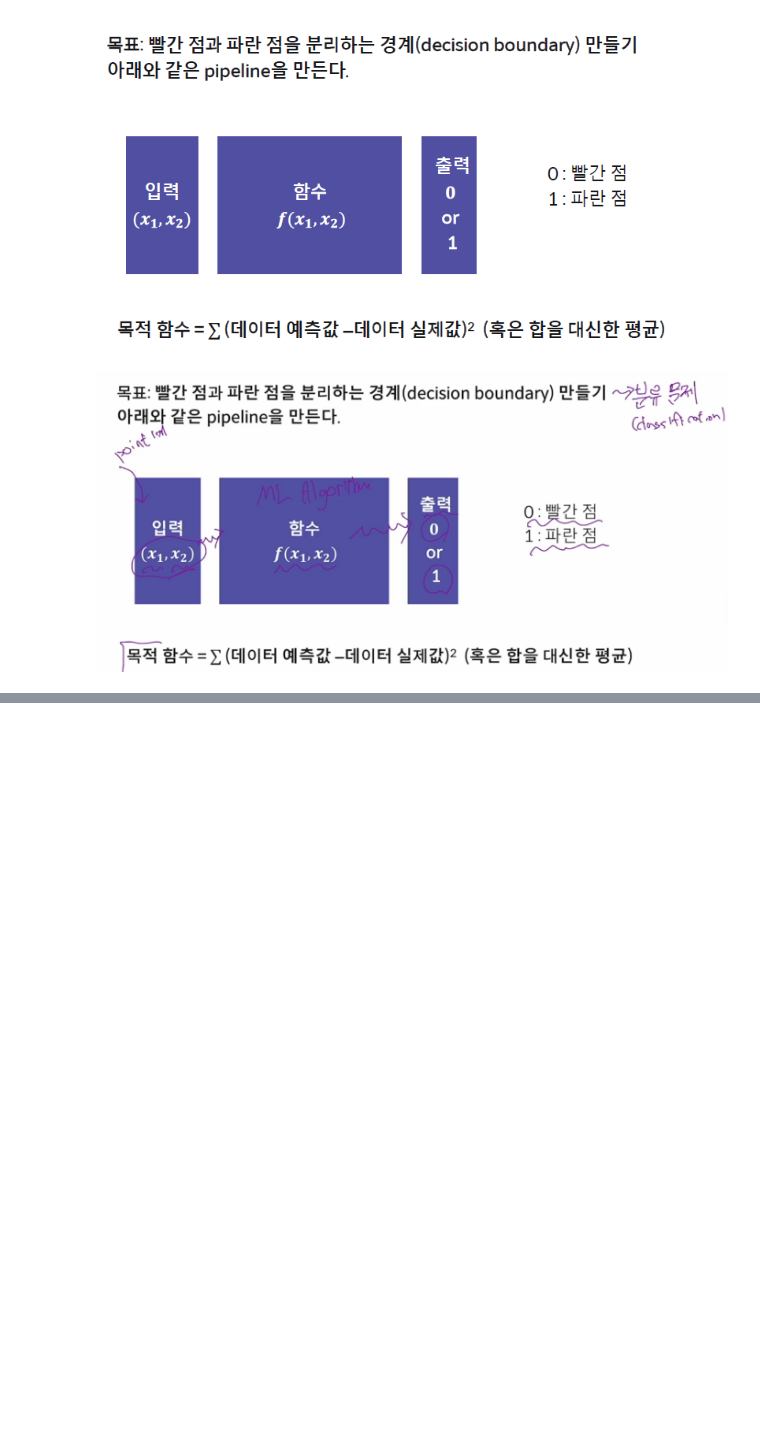
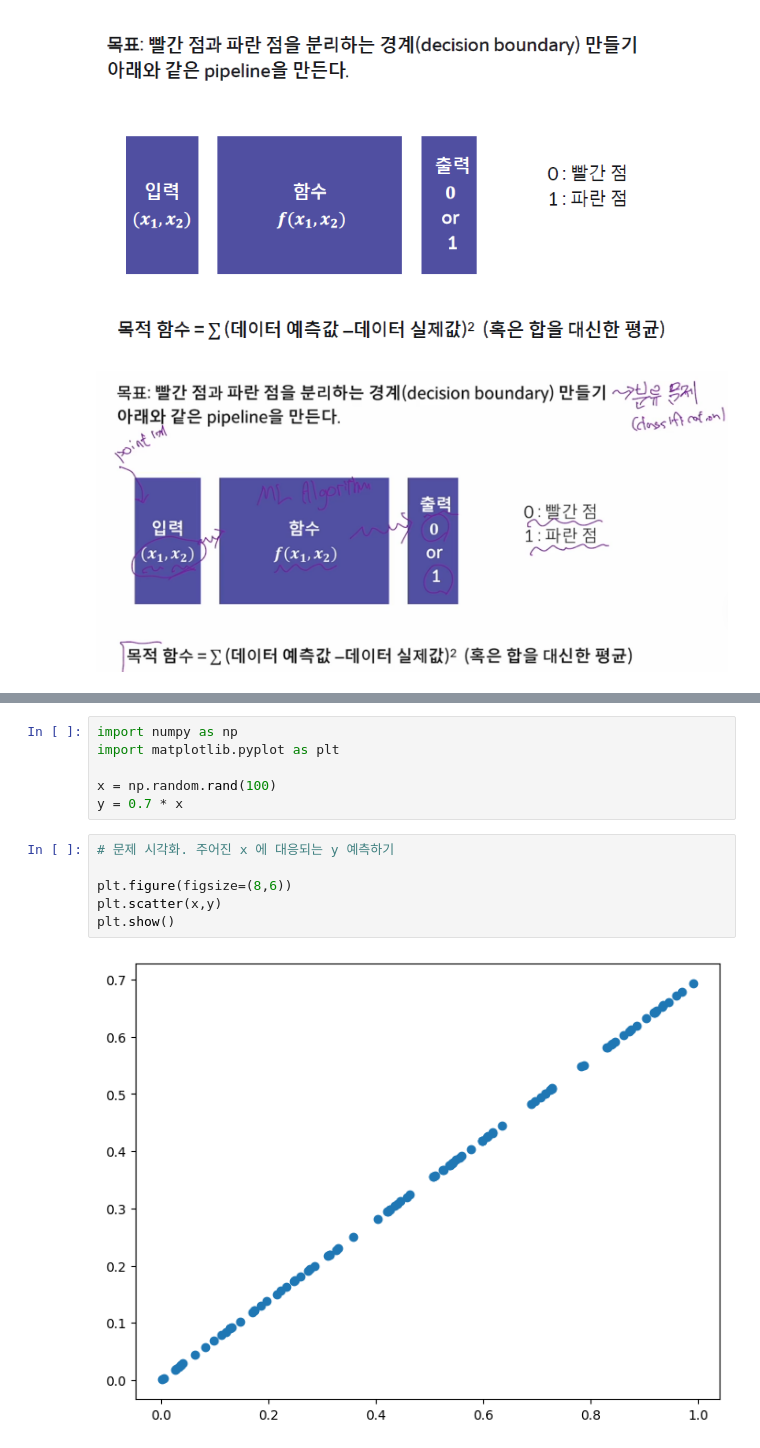
Before and after one commit to han-juyoung/Aimers_Lectures, a Jupyter notebook: Math_GradientDescent_수행하기.ipynb, the cells around one changed output, grey strips where cells are left out. Saved outputs shown, nothing was run; the diff lists cells and outputs as text; blank space fills up the shorter version.

```diff
--- a/Math_GradientDescent_수행하기.ipynb
+++ b/Math_GradientDescent_수행하기.ipynb
@@ -28,0 +31,14 @@ scatter_plot()
+# %%
+import numpy as np
+import matplotlib.pyplot as plt
+
+x = np.random.rand(100)
+y = 0.7 * x
+# %%
+# 문제 시각화. 주어진 x 에 대응되는 y 예측하기
+
+plt.figure(figsize=(8,6))
+plt.scatter(x,y)
+plt.show()
+# %% [output]
+[figure, added]
```
Also changed, not shown: parts of 4 cells of this notebook.
